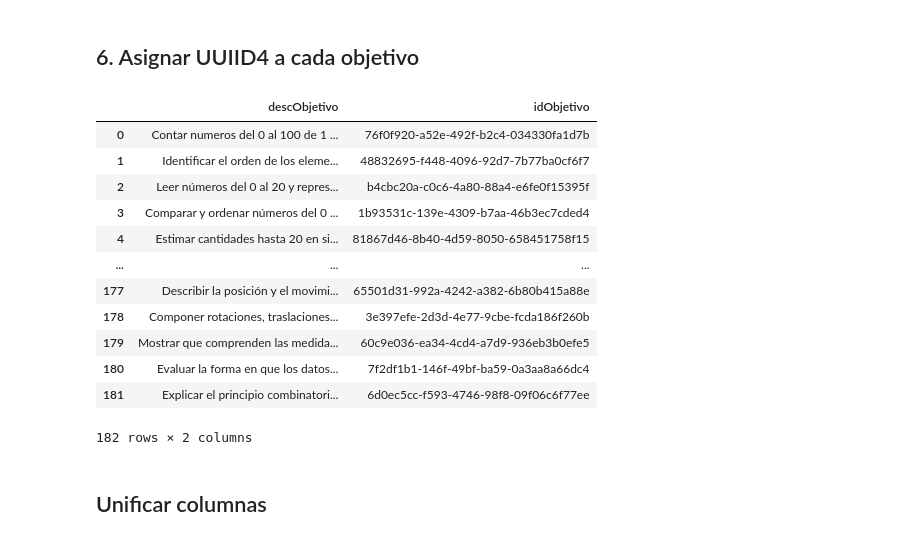
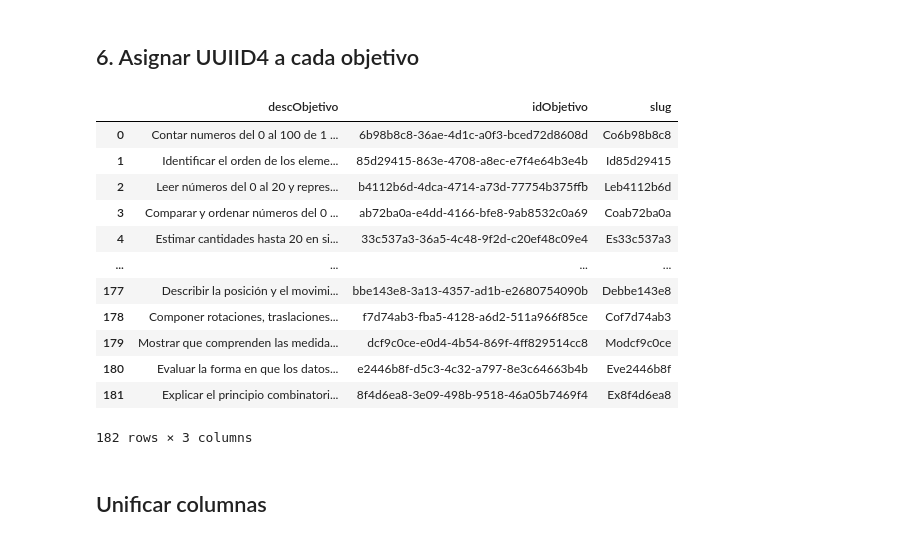
Before and after one commit to Bigote93/APIMINEDUC, a Jupyter notebook: APiGOB.ipynb, the cells around one changed output. Saved outputs shown, nothing was run; the diff lists cells and outputs as text; code cells hidden in the pictures.

```diff
--- a/APiGOB.ipynb
+++ b/APiGOB.ipynb
@@ -40,6 +36,17 @@ OBJETIVOS = DF_OBJETIVOS['descObjetivo']
 ASIGNATURAS = DF_OBJETIVOS['nombreAsignatura'].unique()
 NIVELES = DF_OBJETIVOS['nombreNivel'].unique()
 UNIDADES = DF_OBJETIVOS['nombreUnidad'].unique()
+
+# Definir una función para extraer las primeras dos letras de cada palabra y el primerconjunto id
+def extract_initials(text,separator):
+
+  if separator == '-':
+    segmentos = text.split('-')
+    return segmentos[0]
+  elif separator == ' ':
+    palabras = text.split()
+    slug = palabras[0][0:2]
+    return slug
 # %% [markdown]
 ## 3. Asignar UUIID4 unico a cada asignatura
 # %%
@@ -102,27 +116,28 @@ UNIDADES_DF
 # %%
 OBJETIVO_ARRAY = []
 for objetivo in OBJETIVOS:
   OBJETIVO_ARRAY.append([objetivo,str(uuid.uuid4())])
 
 OBJETIVOS_DF = pd.DataFrame(OBJETIVO_ARRAY,columns=['nombre','idObjetivo'])
+OBJETIVOS_DF['slug'] = OBJETIVOS_DF['nombre'].apply(extract_initials, separator = ' ') + OBJETIVOS_DF['idObjetivo'].apply(extract_initials, separator= '-')
 OBJETIVOS_DF.rename(columns = {'nombre': 'descObjetivo'}, inplace=True)
 
 
 OBJETIVOS_DF
 # %% [output]
-|  | descObjetivo | idObjetivo |
-| 0 | Contar numeros del 0 al 100 de 1 ... | 76f0f920-a52e-492f-b2c4-034330fa1d7b |
-| 1 | Identificar el orden de los eleme... | 48832695-f448-4096-92d7-7b77ba0cf6f7 |
-| 2 | Leer números del 0 al 20 y repres... | b4cbc20a-c0c6-4a80-88a4-e6fe0f15395f |
-| 3 | Comparar y ordenar números del 0 ... | 1b93531c-139e-4309-b7aa-46b3ec7cded4 |
-| 4 | Estimar cantidades hasta 20 en si... | 81867d46-8b40-4d59-8050-658451758f15 |
-| ... | ... | ... |
-| 177 | Describir la posición y el movimi... | 65501d31-992a-4242-a382-6b80b415a88e |
-| 178 | Componer rotaciones, traslaciones... | 3e397efe-2d3d-4e77-9cbe-fcda186f260b |
-| 179 | Mostrar que comprenden las medida... | 60c9e036-ea34-4cd4-a7d9-936eb3b0efe5 |
-| 180 | Evaluar la forma en que los datos... | 7f2df1b1-146f-49bf-ba59-0a3aa8a66dc4 |
-| 181 | Explicar el principio combinatori... | 6d0ec5cc-f593-4746-98f8-09f06c6f77ee |
+|  | descObjetivo | idObjetivo | slug |
+| 0 | Contar numeros del 0 al 100 de 1 ... | 6b98b8c8-36ae-4d1c-a0f3-bced72d8608d | Co6b98b8c8 |
+| 1 | Identificar el orden de los eleme... | 85d29415-863e-4708-a8ec-e7f4e64b3e4b | Id85d29415 |
+| 2 | Leer números del 0 al 20 y repres... | b4112b6d-4dca-4714-a73d-77754b375ffb | Leb4112b6d |
+| 3 | Comparar y ordenar números del 0 ... | ab72ba0a-e4dd-4166-bfe8-9ab8532c0a69 | Coab72ba0a |
+| 4 | Estimar cantidades hasta 20 en si... | 33c537a3-36a5-4c48-9f2d-c20ef48c09e4 | Es33c537a3 |
+| ... | ... | ... | ... |
+| 177 | Describir la posición y el movimi... | bbe143e8-3a13-4357-ad1b-e2680754090b | Debbe143e8 |
+| 178 | Componer rotaciones, traslaciones... | f7d74ab3-fba5-4128-a6d2-511a966f85ce | Cof7d74ab3 |
+| 179 | Mostrar que comprenden las medida... | dcf9c0ce-e0d4-4b54-869f-4ff829514cc8 | Modcf9c0ce |
+| 180 | Evaluar la forma en que los datos... | e2446b8f-d5c3-4c32-a797-8e3c64663b4b | Eve2446b8f |
+| 181 | Explicar el principio combinatori... | 8f4d6ea8-3e09-498b-9518-46a05b7469f4 | Ex8f4d6ea8 |
-182 rows × 2 columns
+182 rows × 3 columns
 # %% [markdown]
 ## Unificar columnas
 # %%
```
Also changed, not shown: parts of 12 cells of this notebook.
